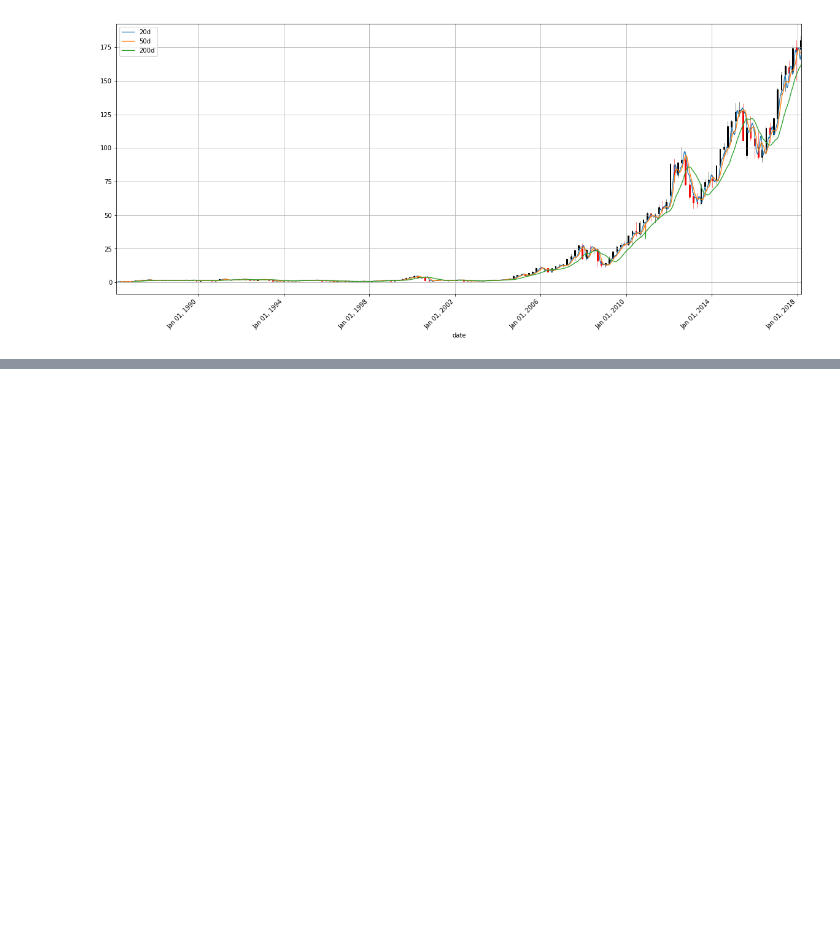
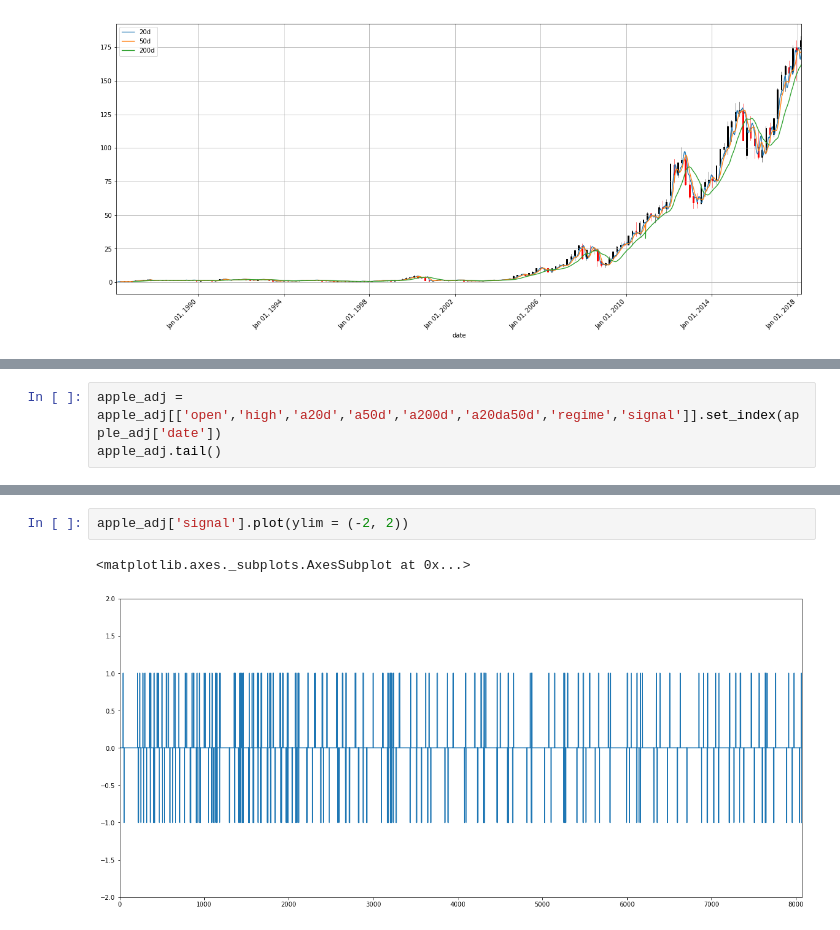
Before and after one commit to Sasa94s/stock_market, a Jupyter notebook: src/analysis/Stock Market Data Analysis.ipynb, the cells around one changed output, grey strips where cells are left out. Drawn from its saved outputs; the diff is of its cells as text; blank space fills up the shorter version.

```diff
--- a/src/analysis/Stock Market Data Analysis.ipynb
+++ b/src/analysis/Stock Market Data Analysis.ipynb
@@ -769,0 +854,3 @@ pandas_candlestick_ohlc(apple, stick = 45, otherseries = ["20d", "50d", "200d"])
+# %%
+apple_adj = apple_adj[['open','high','a20d','a50d','a200d','a20da50d','regime','signal']].set_index(apple_adj['date'])
+apple_adj.tail()
@@ -769,0 +865,5 @@ pandas_candlestick_ohlc(apple, stick = 45, otherseries = ["20d", "50d", "200d"])
+# %%
+apple_adj['signal'].plot(ylim = (-2, 2))
+# %% [output]
+<matplotlib.axes._subplots.AxesSubplot at 0x...>
+[figure, added]
```
Also changed, not shown: parts of 18 cells of this notebook.
